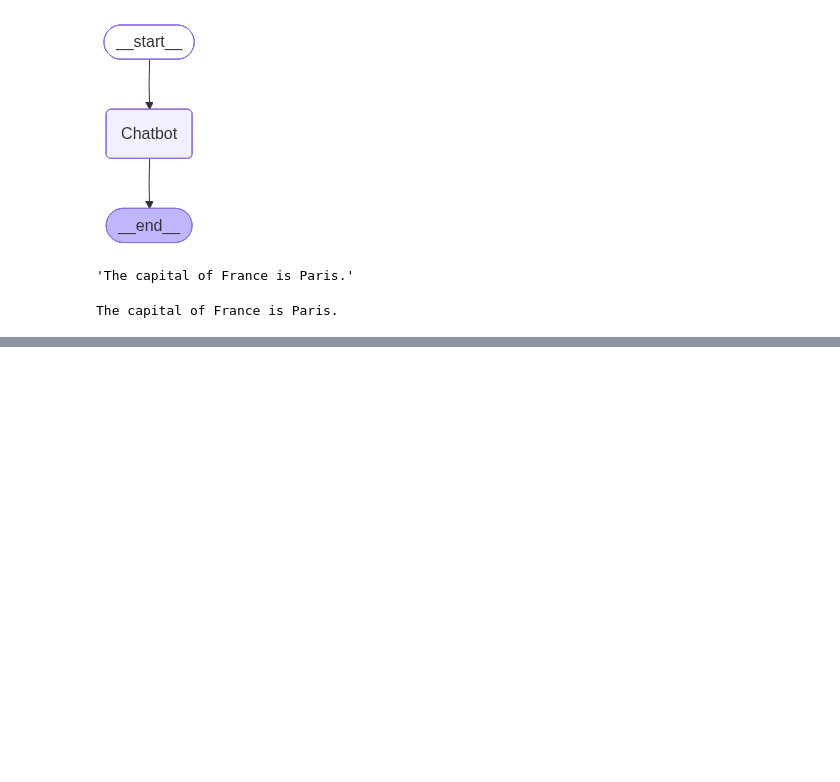
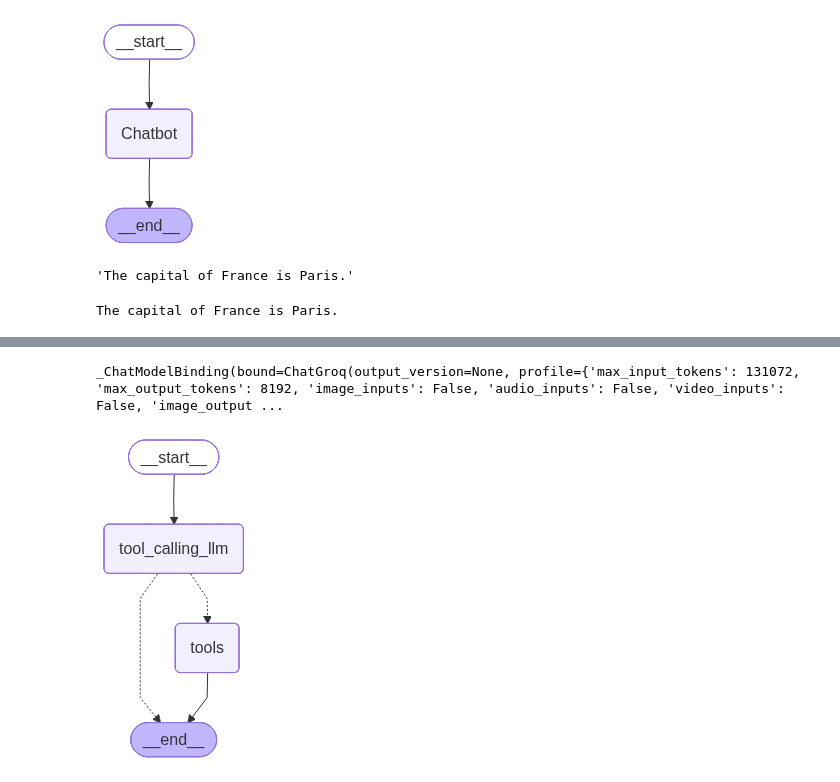
Before and after one commit to abhimanyujangid/agentic_ai, a Jupyter notebook: chapter-two-langraph/1-basic-chatbot/1-basicChatbot.ipynb, the cells around one changed output, grey strips where cells are left out. Drawn from its saved outputs; the diff is of its cells as text; code cells hidden in the pictures; blank space fills up the shorter version.

```diff
--- a/chapter-two-langraph/1-basic-chatbot/1-basicChatbot.ipynb
+++ b/chapter-two-langraph/1-basic-chatbot/1-basicChatbot.ipynb
@@ -75,0 +102,55 @@ The capital of France is Paris.
+# %%
+## Custom function
+def multiply(a:int, b:int) -> int:
+    """Multiply a and b
+
+   Args:
+     a (int): first number
+     b (int): second number
+
+   Returns:
+     int: output int
+   """
+    return a * b
+# %%
+tools = [tool, multiply]
+# %%
+llm_with_tools = llm.bind_tools(tools)
+# %%
+llm_with_tools
+# %% [output]
+_ChatModelBinding(bound=ChatGroq(output_version=None, profile={'max_input_tokens': 131072, 'max_output_tokens': 8192, 'image_inputs': False, 'audio_inputs': False, 'video_inputs': False, 'image_output ...
+# %%
+## state graph
+from langgraph.graph import StateGraph, START, END
+from langgraph.prebuilt import ToolNode
+from langgraph.prebuilt import tools_condition
+
+## Node definition
+def tool_calling_llm(state:state):
+    return {"messages":[llm_with_tools.invoke(state["messages"])]}
+
+## Graph
+builder= StateGraph(state)
+builder.add_node("tool_calling_llm",tool_calling_llm)
+builder.add_node("tools", ToolNode(tools))
+
+# Add Edges
+builder.add_edge(START, "tool_calling_llm")
+builder.add_conditional_edges(
+    "tool_calling_llm",
+    # If then latest message (result) from assistant is a tol call -> tools_condition routes to tools
+    # If then latest message (result) from assistant is a not tol call -> tools_condition routes to END
+    tools_condition
+)
+
+builder.add_edge("tools", END)
+
+## Compile the graph
+graph = builder.compile()
+
+from IPython.display import Image, display
+
+display(Image(graph.get_graph().draw_mermaid_png()))
+# %% [output]
+[figure, added]
```
Also changed, not shown: parts of 4 cells of this notebook, 3 other files.
